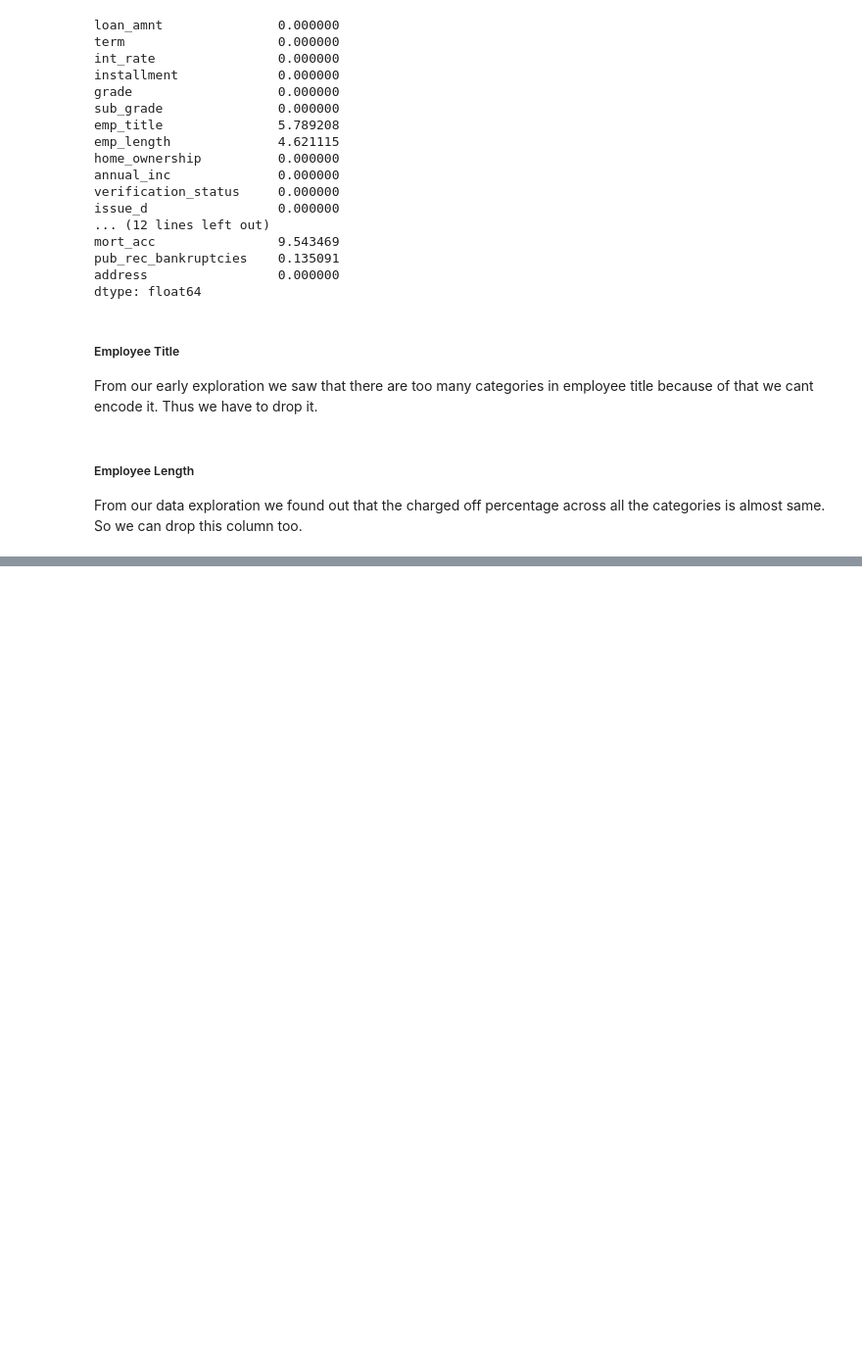
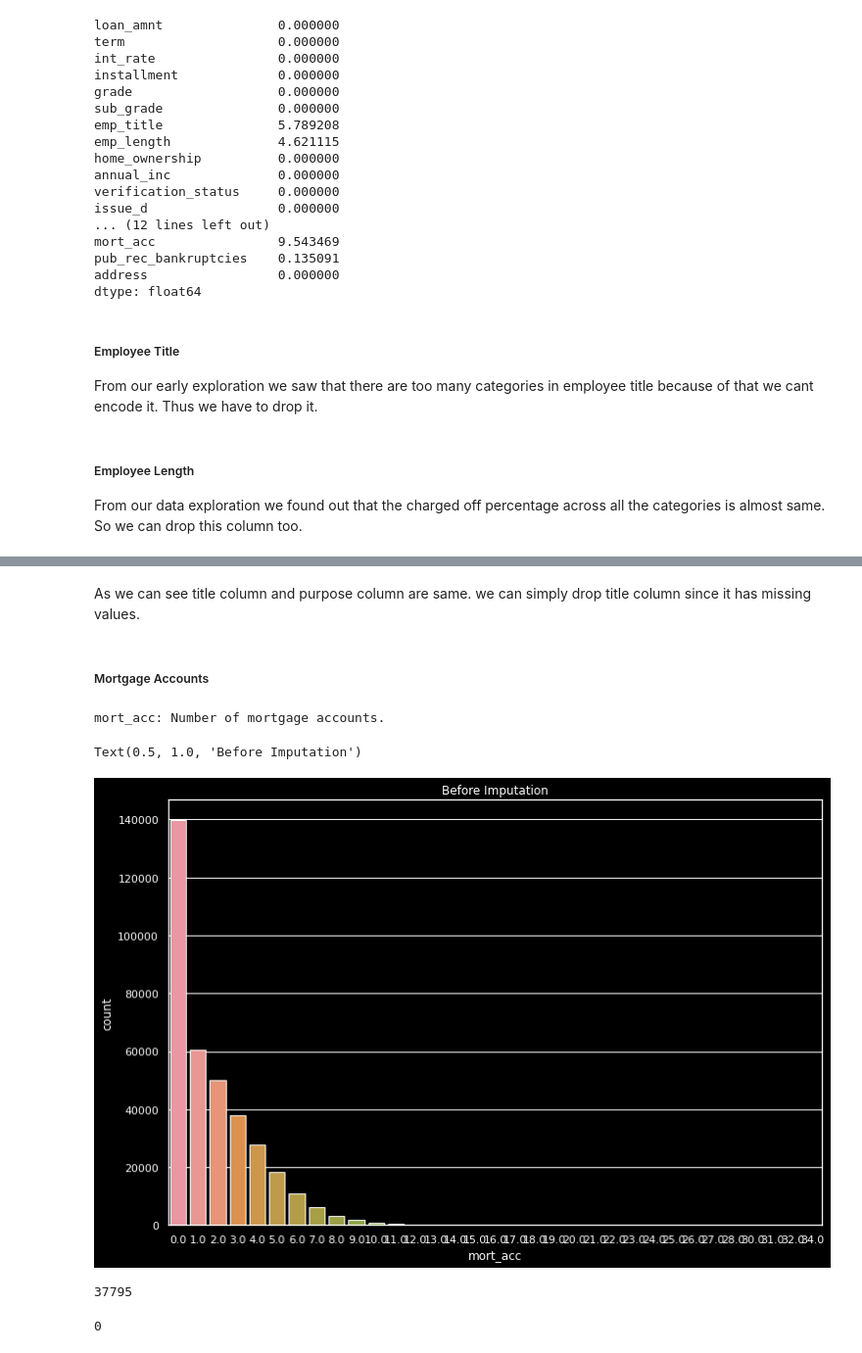
Before and after one commit to Inamul-Hassan/Lending-Club-Loan-Analysis, a Jupyter notebook: Lending_Club_Loan_Analysis.ipynb, the cells around one changed output, grey strips where cells are left out. Shown at 98% size. Drawn from its saved outputs; the diff is of its cells as text; code cells hidden in the pictures; blank space fills up the shorter version.

```diff
--- a/Lending_Club_Loan_Analysis.ipynb
+++ b/Lending_Club_Loan_Analysis.ipynb
@@ -554,0 +573,21 @@ data.drop('emp_length',axis=1,inplace=True)
+# %% [markdown]
+As we can see title column and purpose column are same. we can simply drop title column since it has missing values.
+# %%
+data.drop('title',axis=1,inplace=True)
+# %% [markdown]
+##### Mortgage Accounts
+# %%
+featureInfo('mort_acc')
+# %% [output]
+mort_acc: Number of mortgage accounts.
+# %%
+plt.figure(figsize=(12,8))
+sns.countplot(data['mort_acc'])
+plt.title("Before Imputation")
+# %% [output]
+Text(0.5, 1.0, 'Before Imputation')
+[figure, added]
+# %%
+data['mort_acc'].isnull().sum()
+# %% [output]
+37795
@@ -554,0 +605,4 @@ data.drop('emp_length',axis=1,inplace=True)
+# %%
+data['mort_acc'].isnull().sum()
+# %% [output]
+0
```
Also changed, not shown: parts of 74 cells of this notebook.
